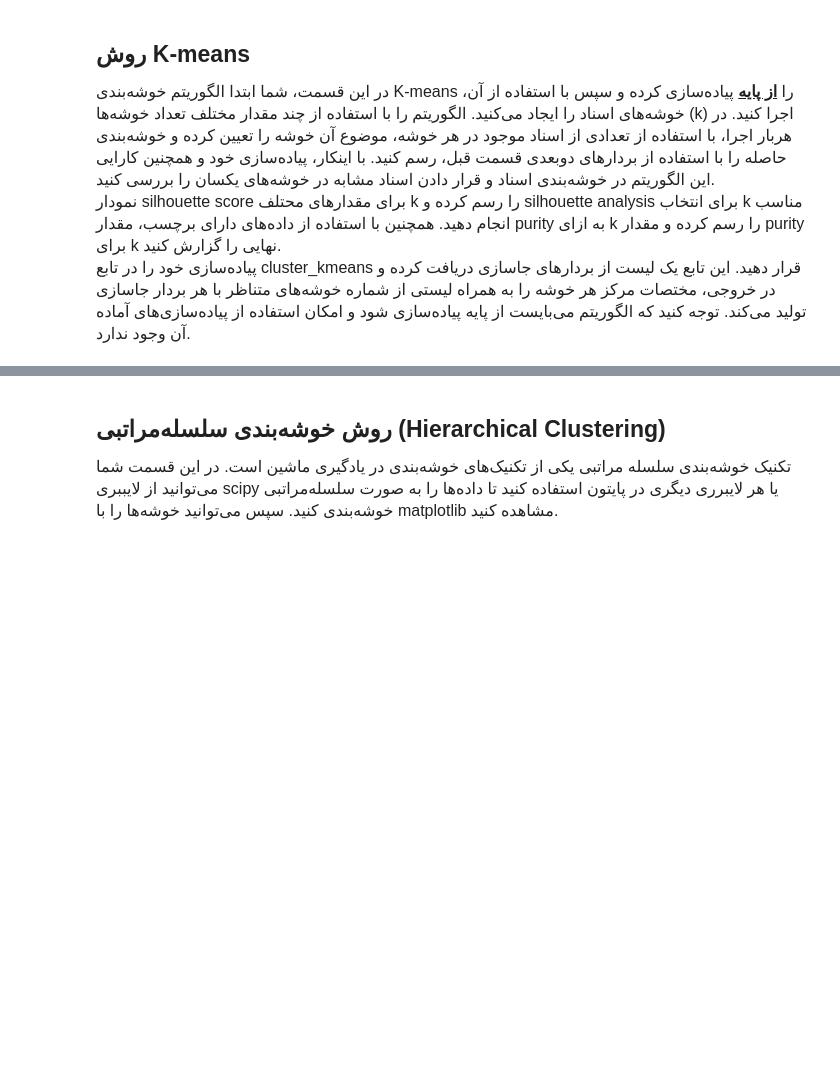
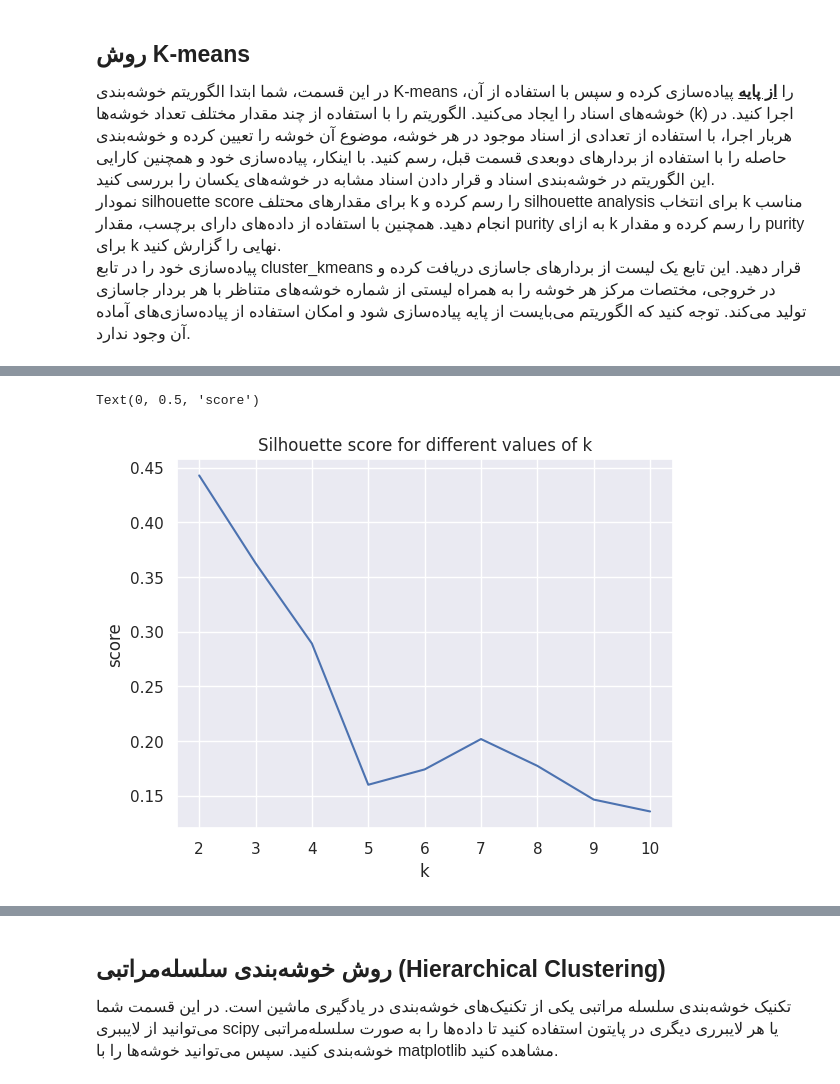
Before and after one commit to nothatcreative5/CE324-Modern-Information-Retrieval, a Jupyter notebook: Assignment 2/IR-Phase 2.ipynb, the cells around one changed output, grey strips where cells are left out. Drawn from its saved outputs; the diff is of its cells as text; code cells hidden in the pictures; blank space fills up the shorter version.

```diff
--- a/Assignment 2/IR-Phase 2.ipynb
+++ b/Assignment 2/IR-Phase 2.ipynb
@@ -1859,3 +1916,11 @@ plot_docs(docs_embedding_2d, le.transform(y)[0:50])
+# %%
+plt.plot(np.arange(2,11, 1),silhouette_scores)
+plt.title('Silhouette score for different values of k')
+plt.xlabel('k')
+plt.ylabel('score')
+# %% [output]
+Text(0, 0.5, 'score')
+[figure, added]
 # %%
 from sklearn.metrics import silhouette_samples, silhouette_score
 #TODO: silhouette analysis
```
Also changed, not shown: parts of 34 cells of this notebook.
